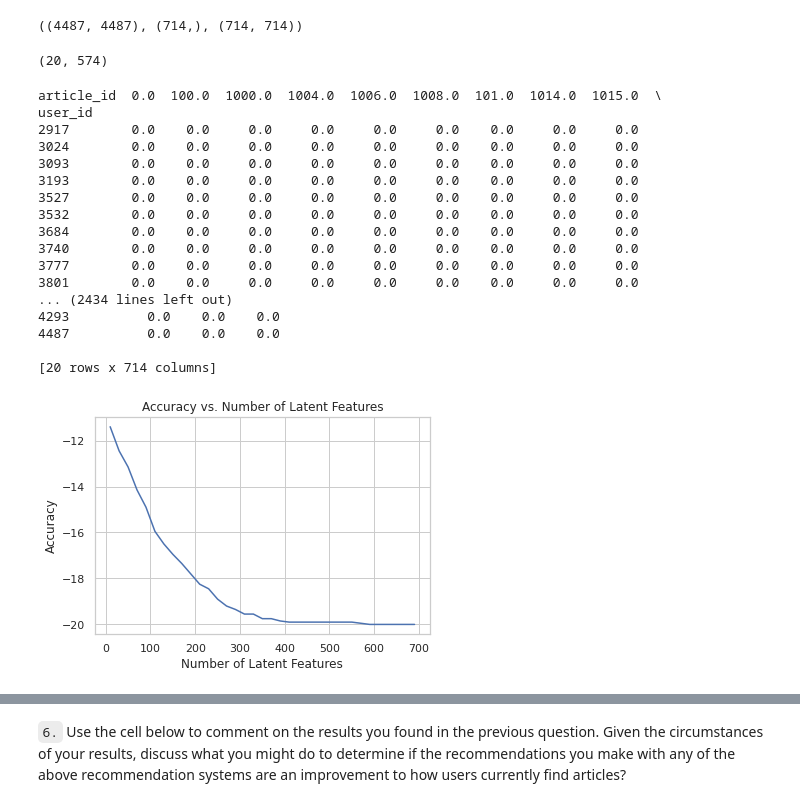
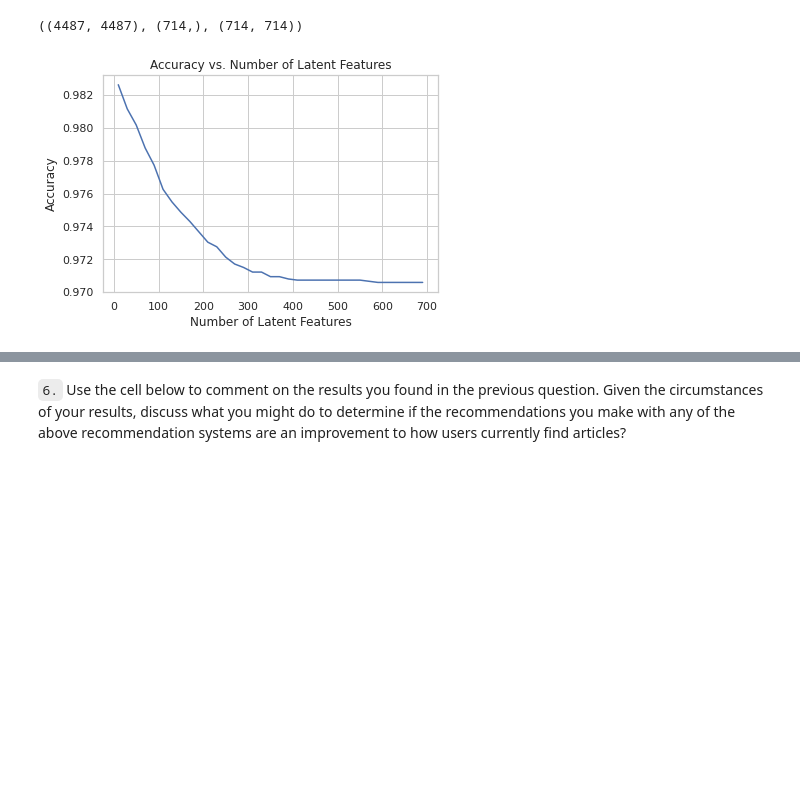
Before and after one commit to rsiwicki/recommender_matrix_system, a Jupyter notebook: Recommendations_with_IBM.ipynb, the cells around one changed output, grey strips where cells are left out. Saved outputs shown, nothing was run; the diff lists cells and outputs as text; code cells hidden in the pictures; blank space fills up the shorter version.

```diff
--- a/Recommendations_with_IBM.ipynb
+++ b/Recommendations_with_IBM.ipynb
@@ -903,7 +899,3 @@ testable_user_ids = user_item_test.index
-# %%
-user_item_test.shape
-# %% [output]
-(20, 574)
 # %%
 num_latent_feats = np.arange(10,700+10,20)
 sum_errs = []
@@ -912,52 +904,35 @@ for k in num_latent_feats:
     # restructure training data with k latent features
     s_new, u_new, vt_new = np.diag(s_train[:k]), u_train[:, :k], vt_train[:k, :]
 
     # take dot product - this is our predictor
     user_item_est = np.around(np.dot(np.dot(u_new, s_new), vt_new))
 
     # pack it back into a dataframe and re index it to parity with the orignal
     df_predictions = pd.DataFrame(user_item_est, columns = user_item_train.columns, index=user_item_train.index)
 
-    # for calulcating MSE by comparison to test data get predictions for each of the test user ids
+    # for calulcating MAE by comparison to test data get predictions for each of the test user ids
 
     train_schema = pd.DataFrame(data=None, columns=df_predictions.columns, index=user_item_test.index)
     df_all_columns_test = (train_schema.add(user_item_test, fill_value=0).fillna(0).gt(0).astype(int))
 
     # now trim the predictions to only the test data user ids
     df_predictions_by_test_user = df_predictions.loc[user_item_test.index.tolist(), :]
 
     #print(user_item_est)
 
     # compute error for each prediction to actual value
     diffs = np.subtract(df_all_columns_test, df_predictions_by_test_user)
 
-    print(np.abs(diffs))
-
     # total errors and keep track of them
     err = np.sum(np.sum(np.abs(diffs)))
+    # total error in matrices
     sum_errs.append(err)
 
+num_elems = len(df_predictions_by_test_user.axes[0]) * len(df_predictions_by_test_user.axes[1])
 
-plt.plot(num_latent_feats, 1 - np.array(sum_errs)/user_item_test.shape[0]);
+plt.plot(num_latent_feats, 1 - np.array(sum_errs)/ num_elems );
 plt.xlabel('Number of Latent Features');
 plt.ylabel('Accuracy');
 plt.title('Accuracy vs. Number of Latent Features');
 # %% [output]
-article_id  0.0  100.0  1000.0  1004.0  1006.0  1008.0  101.0  1014.0  1015.0  \
-user_id
-2917        0.0    0.0     0.0     0.0     0.0     0.0    0.0     0.0     0.0
-3024        0.0    0.0     0.0     0.0     0.0     0.0    0.0     0.0     0.0
-3093        0.0    0.0     0.0     0.0     0.0     0.0    0.0     0.0     0.0
-3193        0.0    0.0     0.0     0.0     0.0     0.0    0.0     0.0     0.0
-3527        0.0    0.0     0.0     0.0     0.0     0.0    0.0     0.0     0.0
-3532        0.0    0.0     0.0     0.0     0.0     0.0    0.0     0.0     0.0
-3684        0.0    0.0     0.0     0.0     0.0     0.0    0.0     0.0     0.0
-3740        0.0    0.0     0.0     0.0     0.0     0.0    0.0     0.0     0.0
-3777        0.0    0.0     0.0     0.0     0.0     0.0    0.0     0.0     0.0
-3801        0.0    0.0     0.0     0.0     0.0     0.0    0.0     0.0     0.0
-... (2434 lines left out)
-4293          0.0    0.0    0.0
-4487          0.0    0.0    0.0
-
-[20 rows x 714 columns]
-[figure, old version]
+[figure, new version]
```
Also changed, not shown: parts of 6 cells of this notebook.
